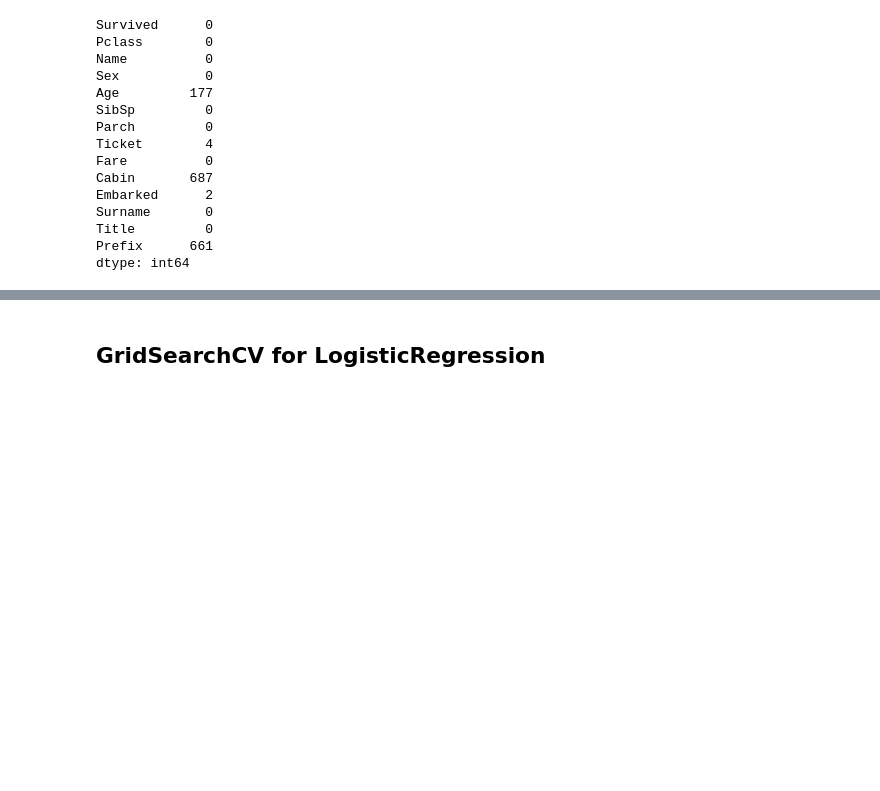
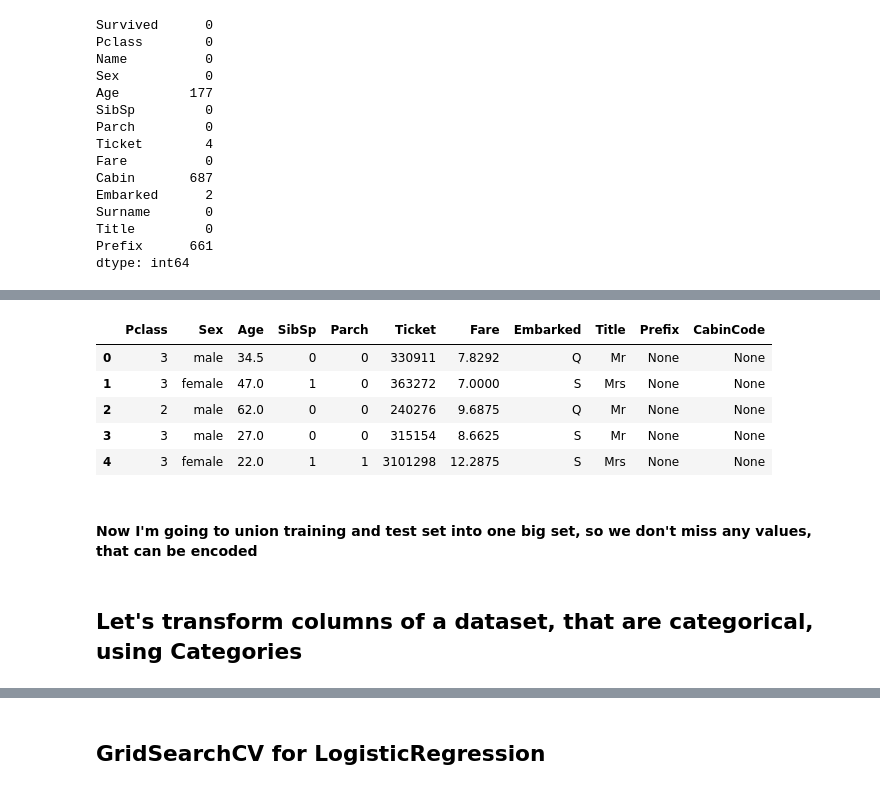
Before and after one commit to romanpostnikov/titanic, a Jupyter notebook: Main.ipynb, the cells around one changed output, grey strips where cells are left out. Drawn from its saved outputs; the diff is of its cells as text; code cells hidden in the pictures; blank space fills up the shorter version.

```diff
--- a/Main.ipynb
+++ b/Main.ipynb
@@ -458,0 +282,2 @@ X_scaled = mms.fit_transform(X)
+# %%
+dataset = dataset.dropna(subset=["Ticket"])
@@ -458,0 +293,47 @@ X_scaled = mms.fit_transform(X)
+# %%
+def prepare_dataset(dataset):
+    dataset["Surname"] = [name.split(",")[0] for name in dataset["Name"].to_list()]
+    dataset["Name"] = [name.split(",")[1] for name in dataset["Name"].to_list()]
+
+    dataset["Title"] = [name.split(".")[0] for name in dataset["Name"].to_list()]
+    dataset["Name"] = [name.split(".")[1] for name in dataset["Name"].to_list()]
+
+    tickets = []
+    prefixes = []
+
+    for ticket in dataset["Ticket"].to_list():
+        if len(ticket.split()) == 2:
+            tickets.append(int(ticket.split()[1]))
+            prefixes.append(ticket.split()[0])
+        elif len(ticket.split()) == 3:
+            prefixes.append(ticket.split()[0] + ticket.split()[1])
+            tickets.append(int(ticket.split()[2]))
+        else:
+            try:
+                tickets.append(int(ticket))
+                prefixes.append(None)
+            except ValueError:
+                prefixes.append(ticket)
+                tickets.append(None)
+
+    dataset["Prefix"] = prefixes
+    dataset["Ticket"] = tickets
+
+    dataset["CabinCode"] = [str(cabin)[0] if not pd.isna(cabin) else None for cabin in dataset["Cabin"].to_list()]
+    dataset = dataset.drop(["PassengerId", "Name", "Cabin", "Surname"], axis=1)
+
+    return dataset
+# %%
+test_set = pd.read_csv("train_test_data/test.csv")
+# %%
+test_set = prepare_dataset(test_set)
+test_set.head()
+# %% [output]
+|  | Pclass | Sex | Age | SibSp | Parch | Ticket | Fare | Embarked | Title | Prefix | CabinCode |
+| 0 | 3 | male | 34.5 | 0 | 0 | 330911 | 7.8292 | Q | Mr | None | None |
+| 1 | 3 | female | 47.0 | 1 | 0 | 363272 | 7.0000 | S | Mrs | None | None |
+| 2 | 2 | male | 62.0 | 0 | 0 | 240276 | 9.6875 | Q | Mr | None | None |
+| 3 | 3 | male | 27.0 | 0 | 0 | 315154 | 8.6625 | S | Mr | None | None |
+| 4 | 3 | female | 22.0 | 1 | 1 | 3101298 | 12.2875 | S | Mrs | None | None |
+# %% [markdown]
+#### Now I'm going to union training and test set into one big set, so we don't miss any values, that can be encoded
@@ -458,0 +342,2 @@ X_scaled = mms.fit_transform(X)
+# %% [markdown]
+## Let's transform columns of a dataset, that are categorical, using Categories
```
Also changed, not shown: parts of 54 cells of this notebook, 2 other files.
